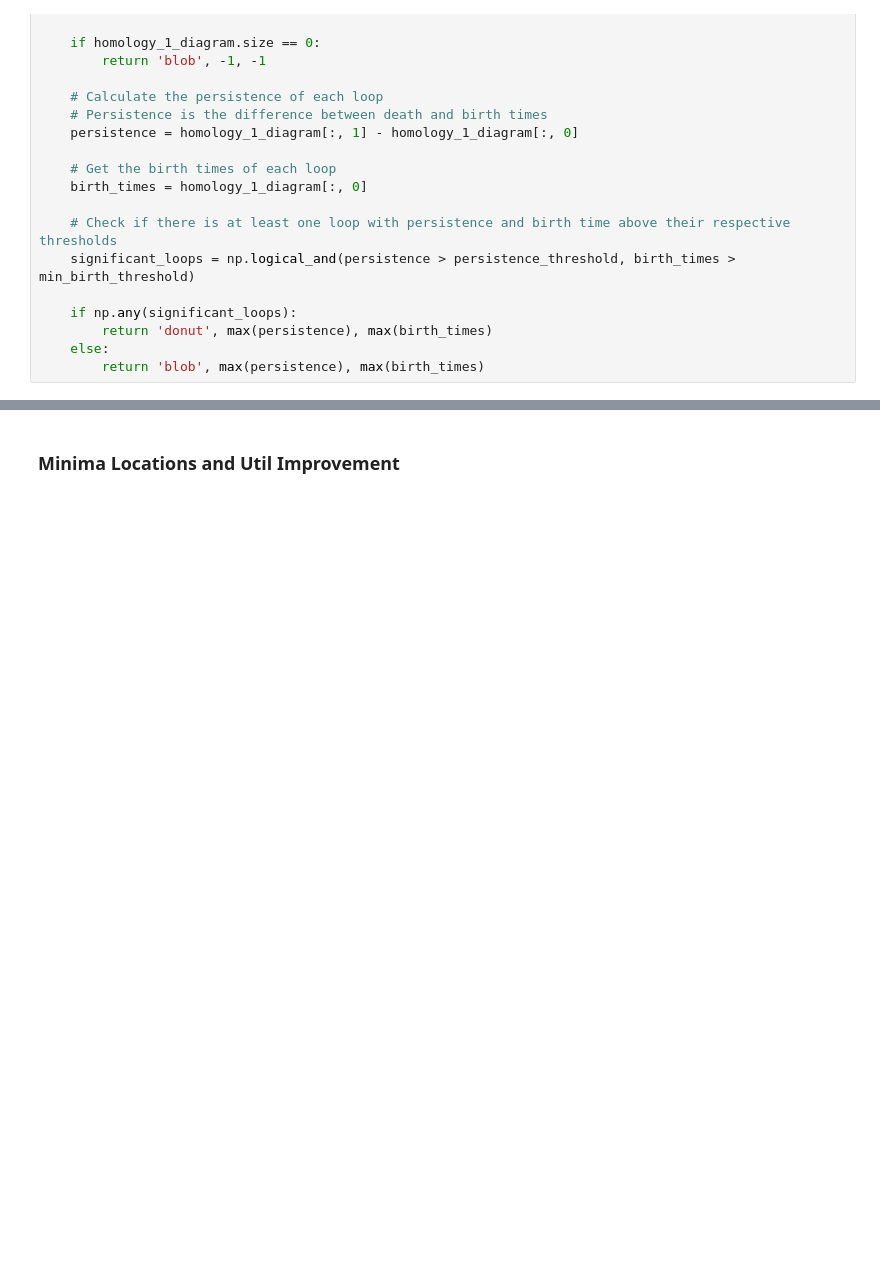
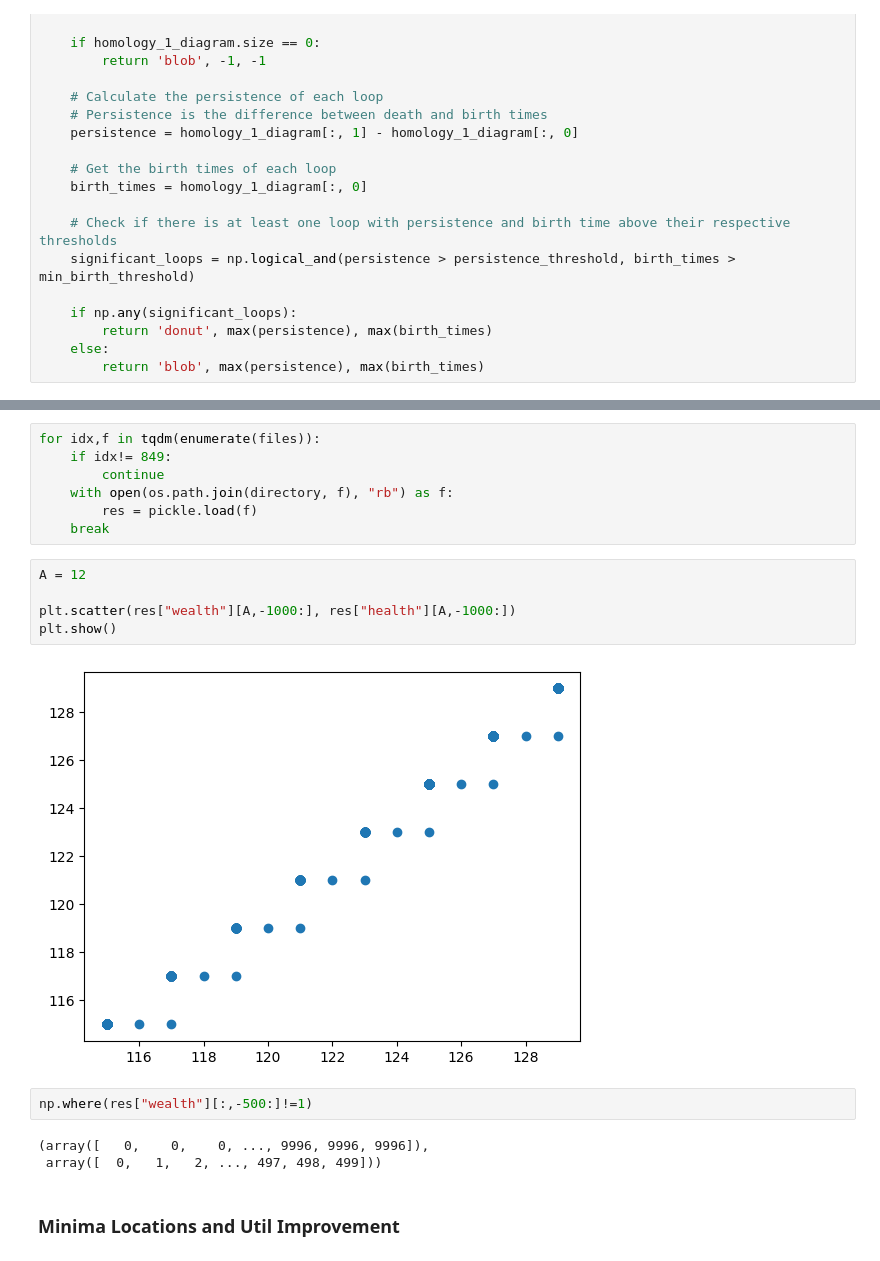
Before and after one commit to charlesaugdupont/cognitive-biases-endogenous-volatility, a Jupyter notebook: LowHealthHighWealthResults.ipynb, the cells around one changed output, grey strips where cells are left out. Saved outputs shown, nothing was run; the diff lists cells and outputs as text; blank space fills up the shorter version.

```diff
--- a/LowHealthHighWealthResults.ipynb
+++ b/LowHealthHighWealthResults.ipynb
@@ -358,3 +354,22 @@ KeyboardInterrupt:
+# %%
+for idx,f in tqdm(enumerate(files)):
+    if idx!= 849:
+        continue
+    with open(os.path.join(directory, f), "rb") as f:
+        res = pickle.load(f)
+    break
+# %%
+A = 12
+
+plt.scatter(res["wealth"][A,-1000:], res["health"][A,-1000:])
+plt.show()
+# %% [output]
+[figure, added]
+# %%
+np.where(res["wealth"][:,-500:]!=1)
+# %% [output]
+(array([   0,    0,    0, ..., 9996, 9996, 9996]),
+ array([  0,   1,   2, ..., 497, 498, 499]))
 # %% [markdown]
 ### Minima Locations and Util Improvement
 # %%
```
Also changed, not shown: parts of 1 cell of this notebook.
